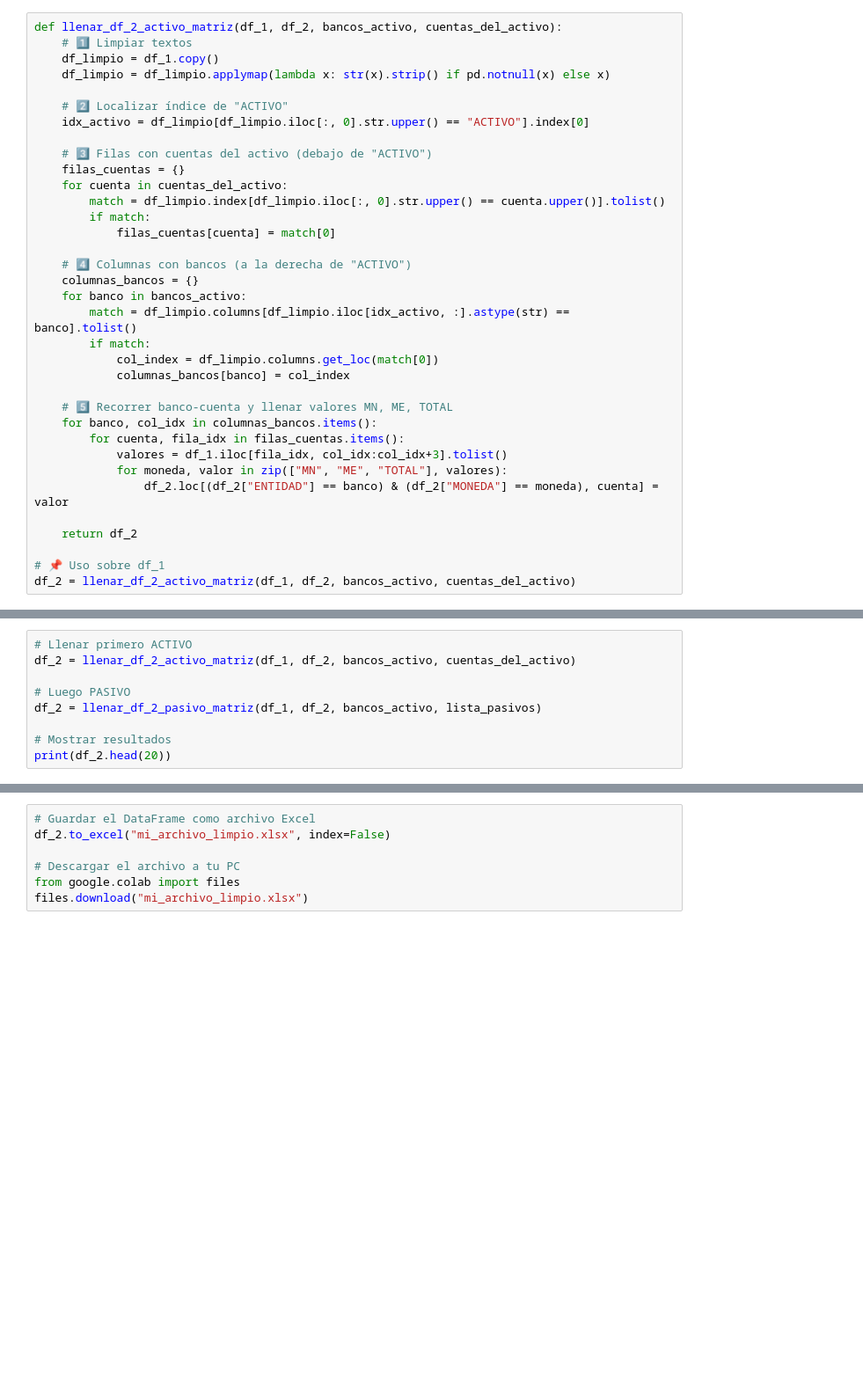
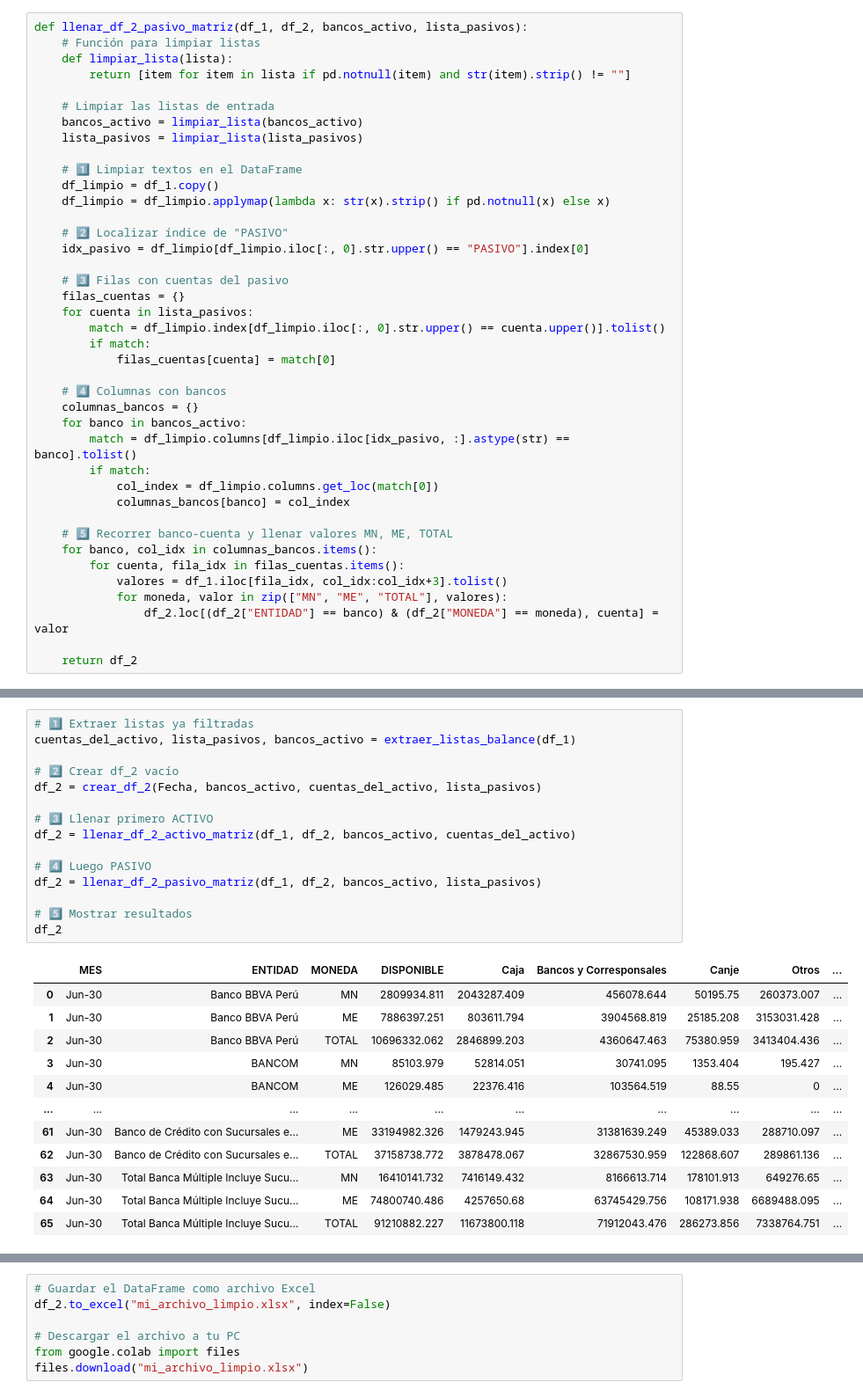
Before and after one commit to abelalanoca/P.MAGNO, a Jupyter notebook: TP1/Limpieza_y_estructuraacion_de_datos.ipynb, the cells around one changed output, grey strips where cells are left out. Shown at 88% size. Saved outputs shown, nothing was run; the diff lists cells and outputs as text; blank space fills up the shorter version.

```diff
--- a/TP1/Limpieza_y_estructuraacion_de_datos.ipynb
+++ b/TP1/Limpieza_y_estructuraacion_de_datos.ipynb
@@ -163,23 +192,31 @@ df_2 = crear_df_2(Fecha, bancos_activo, cuentas_del_activo, lista_pasivos)
 # %%
-def llenar_df_2_activo_matriz(df_1, df_2, bancos_activo, cuentas_del_activo):
-    # 1️⃣ Limpiar textos
+def llenar_df_2_pasivo_matriz(df_1, df_2, bancos_activo, lista_pasivos):
+    # Función para limpiar listas
+    def limpiar_lista(lista):
+        return [item for item in lista if pd.notnull(item) and str(item).strip() != ""]
+
+    # Limpiar las listas de entrada
+    bancos_activo = limpiar_lista(bancos_activo)
+    lista_pasivos = limpiar_lista(lista_pasivos)
+
+    # 1️⃣ Limpiar textos en el DataFrame
     df_limpio = df_1.copy()
     df_limpio = df_limpio.applymap(lambda x: str(x).strip() if pd.notnull(x) else x)
 
-    # 2️⃣ Localizar índice de "ACTIVO"
-    idx_activo = df_limpio[df_limpio.iloc[:, 0].str.upper() == "ACTIVO"].index[0]
+    # 2️⃣ Localizar índice de "PASIVO"
+    idx_pasivo = df_limpio[df_limpio.iloc[:, 0].str.upper() == "PASIVO"].index[0]
 
-    # 3️⃣ Filas con cuentas del activo (debajo de "ACTIVO")
+    # 3️⃣ Filas con cuentas del pasivo
     filas_cuentas = {}
-    for cuenta in cuentas_del_activo:
+    for cuenta in lista_pasivos:
         match = df_limpio.index[df_limpio.iloc[:, 0].str.upper() == cuenta.upper()].tolist()
         if match:
             filas_cuentas[cuenta] = match[0]
 
-    # 4️⃣ Columnas con bancos (a la derecha de "ACTIVO")
+    # 4️⃣ Columnas con bancos
     columnas_bancos = {}
     for banco in bancos_activo:
-        match = df_limpio.columns[df_limpio.iloc[idx_activo, :].astype(str) == banco].tolist()
+        match = df_limpio.columns[df_limpio.iloc[idx_pasivo, :].astype(str) == banco].tolist()
         if match:
             col_index = df_limpio.columns.get_loc(match[0])
             columnas_bancos[banco] = col_index
@@ -192,6 +229,3 @@ def llenar_df_2_activo_matriz(df_1, df_2, bancos_activo, cuentas_del_activo):
                 df_2.loc[(df_2["ENTIDAD"] == banco) & (df_2["MONEDA"] == moneda), cuenta] = valor
 
     return df_2
-
-# 📌 Uso sobre df_1
-df_2 = llenar_df_2_activo_matriz(df_1, df_2, bancos_activo, cuentas_del_activo)
@@ -233,10 +232,28 @@ df_2 = llenar_df_2_pasivo_matriz(df_1, df_2, bancos_activo, lista_pasivos)
 # %%
-# Llenar primero ACTIVO
+# 1️⃣ Extraer listas ya filtradas
+cuentas_del_activo, lista_pasivos, bancos_activo = extraer_listas_balance(df_1)
+
+# 2️⃣ Crear df_2 vacío
+df_2 = crear_df_2(Fecha, bancos_activo, cuentas_del_activo, lista_pasivos)
+
+# 3️⃣ Llenar primero ACTIVO
 df_2 = llenar_df_2_activo_matriz(df_1, df_2, bancos_activo, cuentas_del_activo)
 
-# Luego PASIVO
+# 4️⃣ Luego PASIVO
 df_2 = llenar_df_2_pasivo_matriz(df_1, df_2, bancos_activo, lista_pasivos)
 
-# Mostrar resultados
-print(df_2.head(20))
+# 5️⃣ Mostrar resultados
+df_2
 # %% [output]
+|  | MES | ENTIDAD | MONEDA | DISPONIBLE | Caja | Bancos y Corresponsales | Canje | Otros | ... |
+| 0 | Jun-30 | Banco BBVA Perú | MN | 2809934.811 | 2043287.409 | 456078.644 | 50195.75 | 260373.007 | ... |
+| 1 | Jun-30 | Banco BBVA Perú | ME | 7886397.251 | 803611.794 | 3904568.819 | 25185.208 | 3153031.428 | ... |
+| 2 | Jun-30 | Banco BBVA Perú | TOTAL | 10696332.062 | 2846899.203 | 4360647.463 | 75380.959 | 3413404.436 | ... |
+| 3 | Jun-30 | BANCOM | MN | 85103.979 | 52814.051 | 30741.095 | 1353.404 | 195.427 | ... |
+| 4 | Jun-30 | BANCOM | ME | 126029.485 | 22376.416 | 103564.519 | 88.55 | 0 | ... |
+| ... | ... | ... | ... | ... | ... | ... | ... | ... | ... |
+| 61 | Jun-30 | Banco de Crédito con Sucursales e... | ME | 33194982.326 | 1479243.945 | 31381639.249 | 45389.033 | 288710.097 | ... |
+| 62 | Jun-30 | Banco de Crédito con Sucursales e... | TOTAL | 37158738.772 | 3878478.067 | 32867530.959 | 122868.607 | 289861.136 | ... |
+| 63 | Jun-30 | Total Banca Múltiple Incluye Sucu... | MN | 16410141.732 | 7416149.432 | 8166613.714 | 178101.913 | 649276.65 | ... |
+| 64 | Jun-30 | Total Banca Múltiple Incluye Sucu... | ME | 74800740.486 | 4257650.68 | 63745429.756 | 108171.938 | 6689488.095 | ... |
+| 65 | Jun-30 | Total Banca Múltiple Incluye Sucu... | TOTAL | 91210882.227 | 11673800.118 | 71912043.476 | 286273.856 | 7338764.751 | ... |
```
Also changed, not shown: parts of 9 cells of this notebook.
